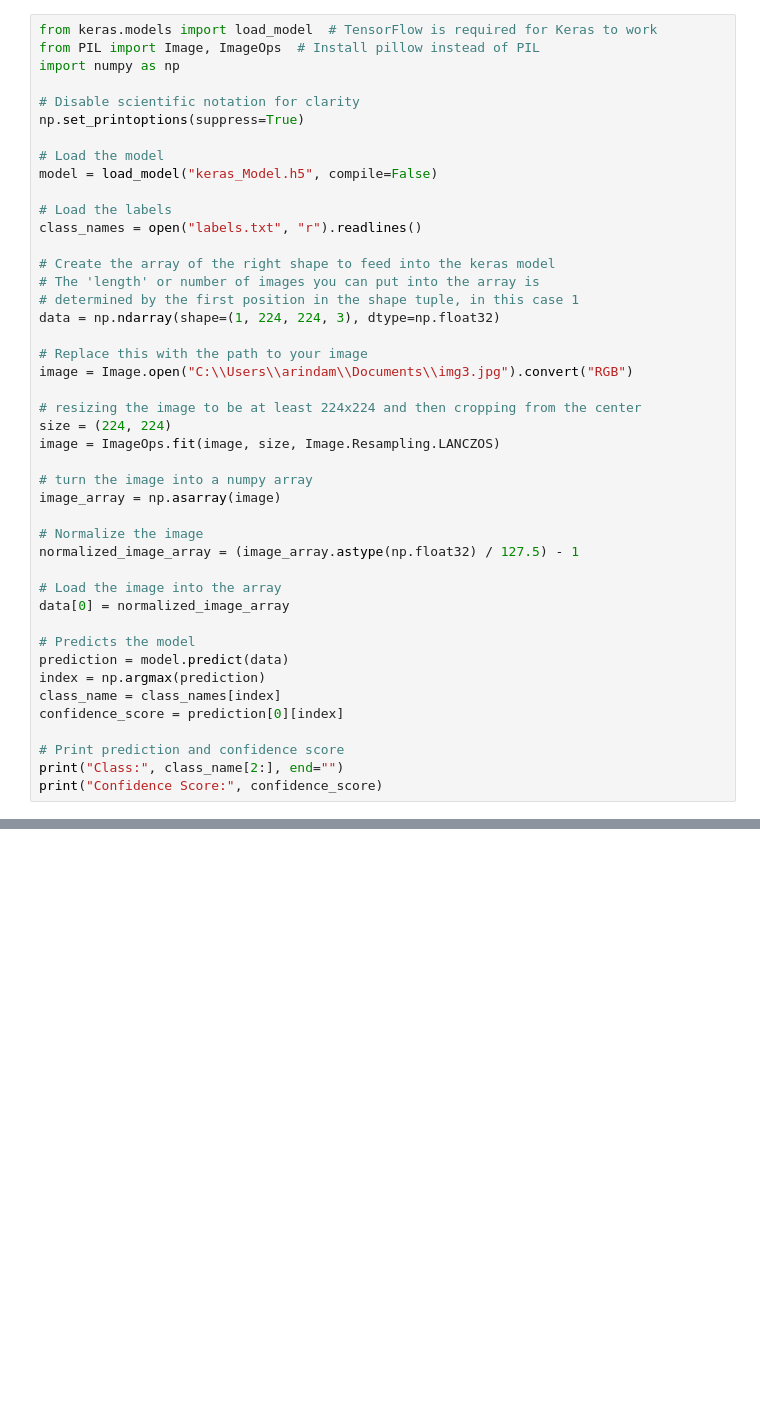
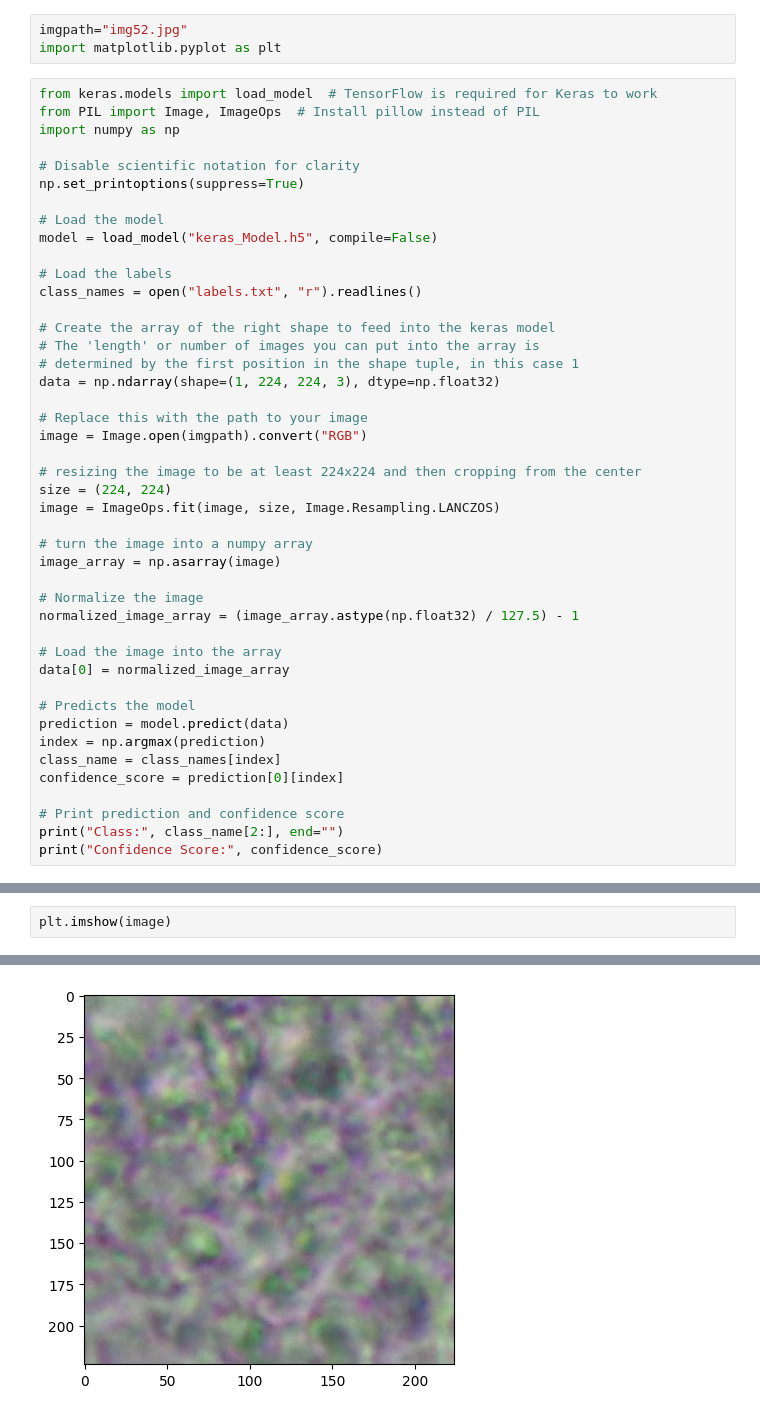
Before and after one commit to arindam-1521/keras_fungi_dataset_model, a Jupyter notebook: machine.ipynb, the cells around one changed output, grey strips where cells are left out. Cells and saved outputs as stored; diff of their text form; blank space fills up the shorter version.

```diff
--- a/machine.ipynb
+++ b/machine.ipynb
@@ -1,3 +1,6 @@
+# %%
+imgpath="img52.jpg"
+import matplotlib.pyplot as plt
 # %%
 from keras.models import load_model  # TensorFlow is required for Keras to work
 from PIL import Image, ImageOps  # Install pillow instead of PIL
@@ -18,7 +21,7 @@ class_names = open("labels.txt", "r").readlines()
 data = np.ndarray(shape=(1, 224, 224, 3), dtype=np.float32)
 
 # Replace this with the path to your image
-image = Image.open("C:\\Users\\arindam\\Documents\\img3.jpg").convert("RGB")
+image = Image.open(imgpath).convert("RGB")
 
 # resizing the image to be at least 224x224 and then cropping from the center
 size = (224, 224)
@@ -48,0 +52,3 @@ Confidence Score: 0.99993384
+# %%
+plt.imshow(image)
+# %% [output]
@@ -48,0 +56 @@ Confidence Score: 0.99993384
+[figure, added]
```
Also changed, not shown: parts of 3 cells of this notebook, 4 other files.
